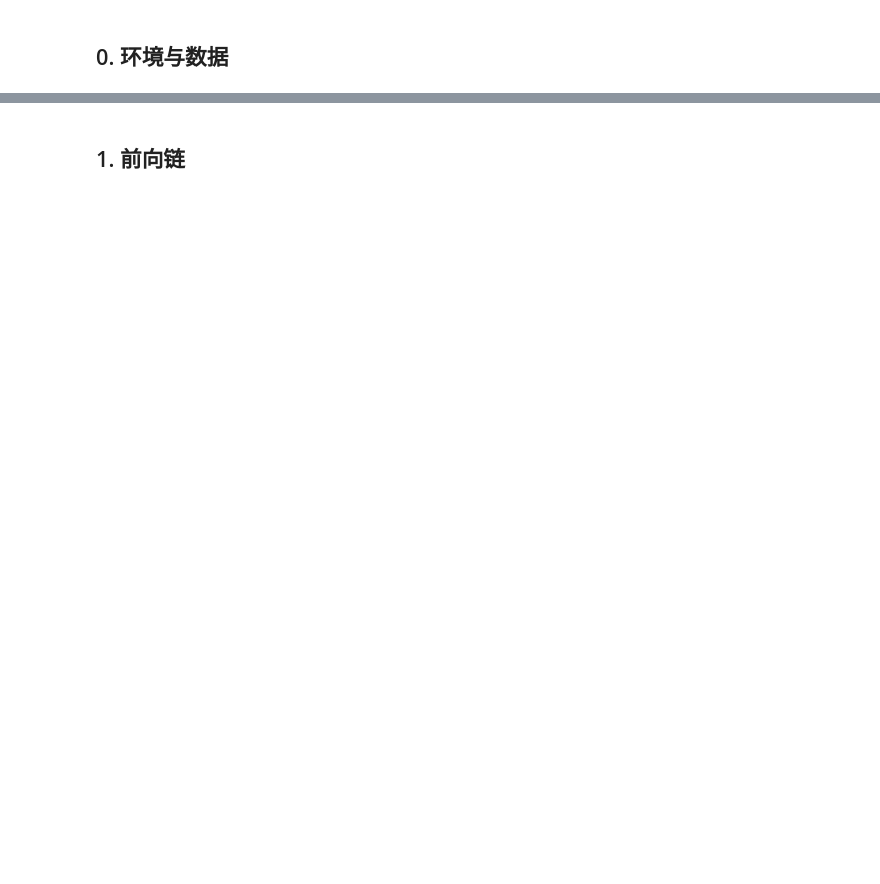
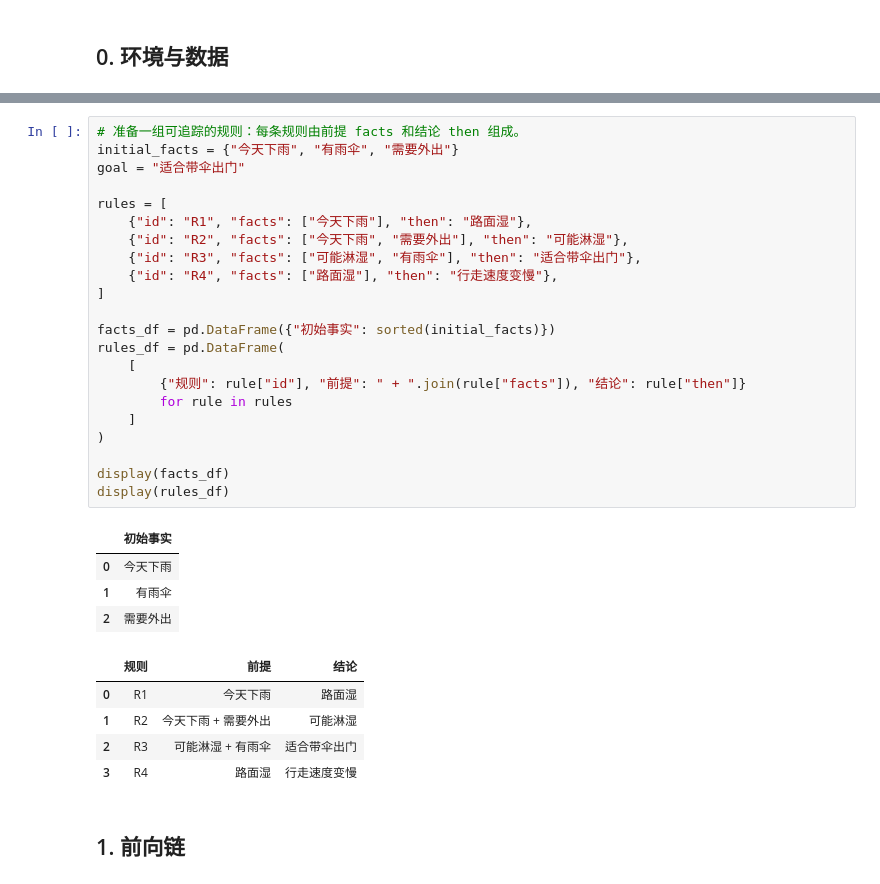
Before and after one commit to zhesun-0209/ai-thinking-labs, a Jupyter notebook: notebooks/ch06_forward_backward_chain.ipynb, the cells around one changed output, grey strips where cells are left out. Cells and saved outputs as stored; diff of their text form; blank space fills up the shorter version.

```diff
--- a/notebooks/ch06_forward_backward_chain.ipynb
+++ b/notebooks/ch06_forward_backward_chain.ipynb
@@ -79,2 +59,34 @@ display(rules_table())
+# %%
+# 准备一组可追踪的规则：每条规则由前提 facts 和结论 then 组成。
+initial_facts = {"今天下雨", "有雨伞", "需要外出"}
+goal = "适合带伞出门"
+
+rules = [
+    {"id": "R1", "facts": ["今天下雨"], "then": "路面湿"},
+    {"id": "R2", "facts": ["今天下雨", "需要外出"], "then": "可能淋湿"},
+    {"id": "R3", "facts": ["可能淋湿", "有雨伞"], "then": "适合带伞出门"},
+    {"id": "R4", "facts": ["路面湿"], "then": "行走速度变慢"},
+]
+
+facts_df = pd.DataFrame({"初始事实": sorted(initial_facts)})
+rules_df = pd.DataFrame(
+    [
+        {"规则": rule["id"], "前提": " + ".join(rule["facts"]), "结论": rule["then"]}
+        for rule in rules
+    ]
+)
+
+display(facts_df)
+display(rules_df)
+# %% [output]
+|  | 初始事实 |
+| 0 | 今天下雨 |
+| 1 | 有雨伞 |
+| 2 | 需要外出 |
+|  | 规则 | 前提 | 结论 |
+| 0 | R1 | 今天下雨 | 路面湿 |
+| 1 | R2 | 今天下雨 + 需要外出 | 可能淋湿 |
+| 2 | R3 | 可能淋湿 + 有雨伞 | 适合带伞出门 |
+| 3 | R4 | 路面湿 | 行走速度变慢 |
 # %% [markdown]
 ## 1. 前向链
```
Also changed, not shown: parts of 12 cells of this notebook, 48 other files.
